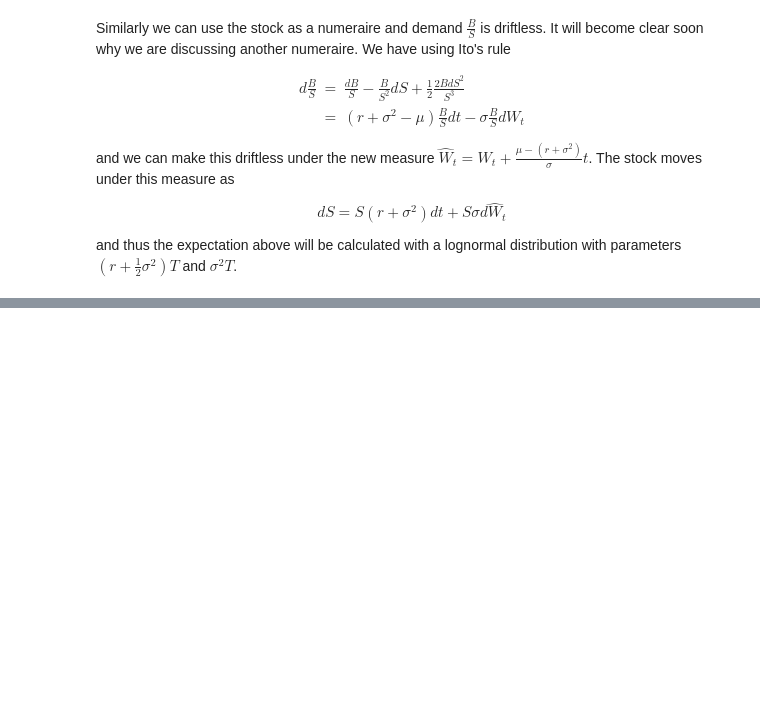
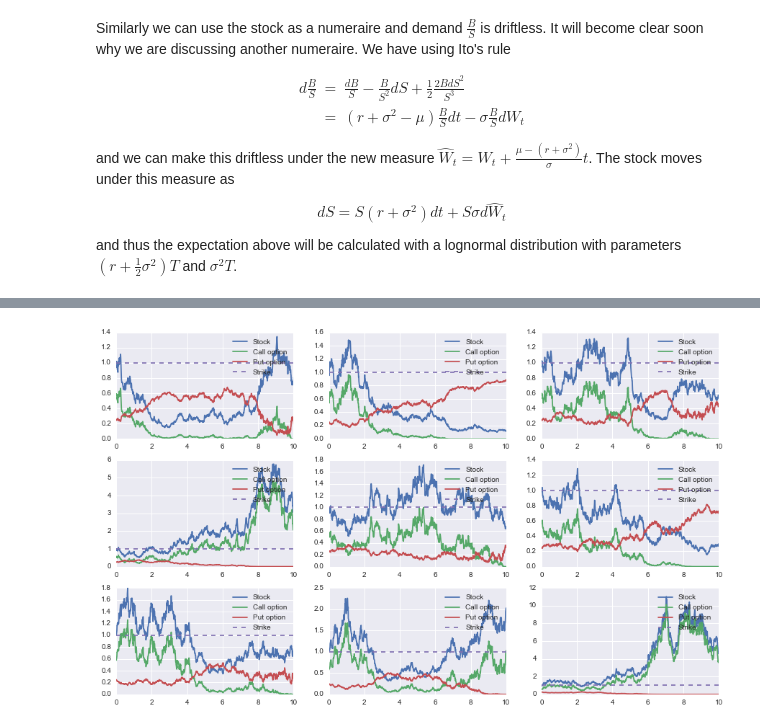
Before and after one commit to borundev/StochasticProcesses, a Jupyter notebook: GeometricBrownianMotion_and_EuropeanOptions.ipynb, the cells around one changed output, grey strips where cells are left out. Saved outputs shown, nothing was run; the diff lists cells and outputs as text; code cells hidden in the pictures; blank space fills up the shorter version.

Commit message:
added more details on options

```diff
--- a/GeometricBrownianMotion_and_EuropeanOptions.ipynb
+++ b/GeometricBrownianMotion_and_EuropeanOptions.ipynb
@@ -309,0 +397,25 @@ $$
+# %%
+S0=1
+K=1
+T=10
+
+gw=GeometricWeinerPaths(10,num_steps_weiner,9,mu=mu,sigma=sigma,seed=12)
+timeline=gw.get_timeline()
+analytic_price_call=gw[:,:]*stats.norm.cdf((np.log(gw[:]/K)+(r+.5*sigma**2)*(T-timeline))/(sigma*np.sqrt(T-timeline)))-K*np.exp(-r*(T-timeline))*stats.norm.cdf((np.log(gw[:]/K)+(r-.5*sigma**2)*(T-timeline))/(sigma*np.sqrt(T-timeline)))
+analytic_price_put=K*np.exp(-r*(T-timeline))*stats.norm.cdf(-(np.log(gw[:]/K)+(r-.5*sigma**2)*(T-timeline))/(sigma*np.sqrt(T-timeline)))-gw[:,:]*stats.norm.cdf(-(np.log(gw[:]/K)+(r+.5*sigma**2)*(T-timeline))/(sigma*np.sqrt(T-timeline)))
+
+
+
+figsize(15,9)
+number_columns=3
+number_rows=3
+
+for i,j in enumerate([(i/number_columns,i%number_columns) for i in range(number_columns*number_rows)]):
+    plt.subplot2grid((number_rows,number_columns),j)
+    plt.plot(timeline,gw[i],label="Stock")
+    plt.plot(timeline,analytic_price_call[i],label="Call option")
+    plt.plot(timeline,analytic_price_put[i],label="Put option")
+    plt.plot(timeline,K*timeline**0,"--",label="Strike")
+    plt.legend()
+# %% [output]
+[figure, added]
```
Also changed, not shown: parts of 13 cells of this notebook.
